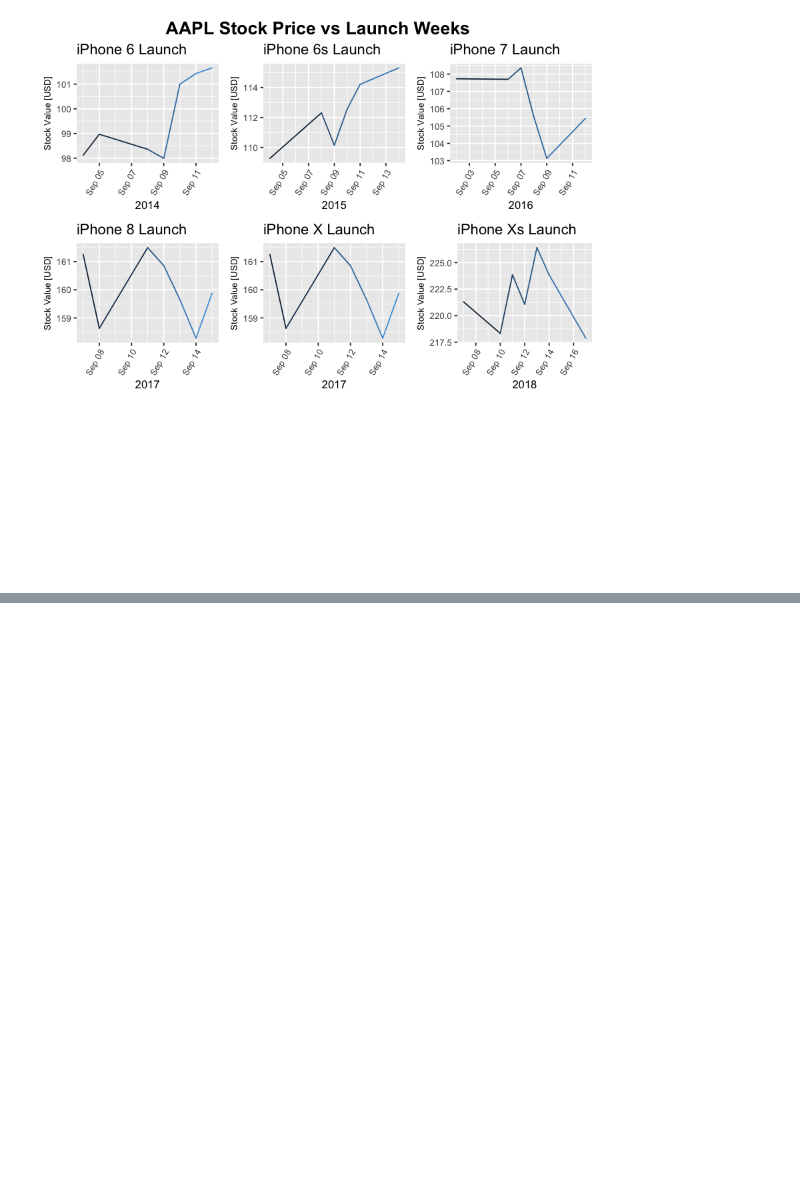
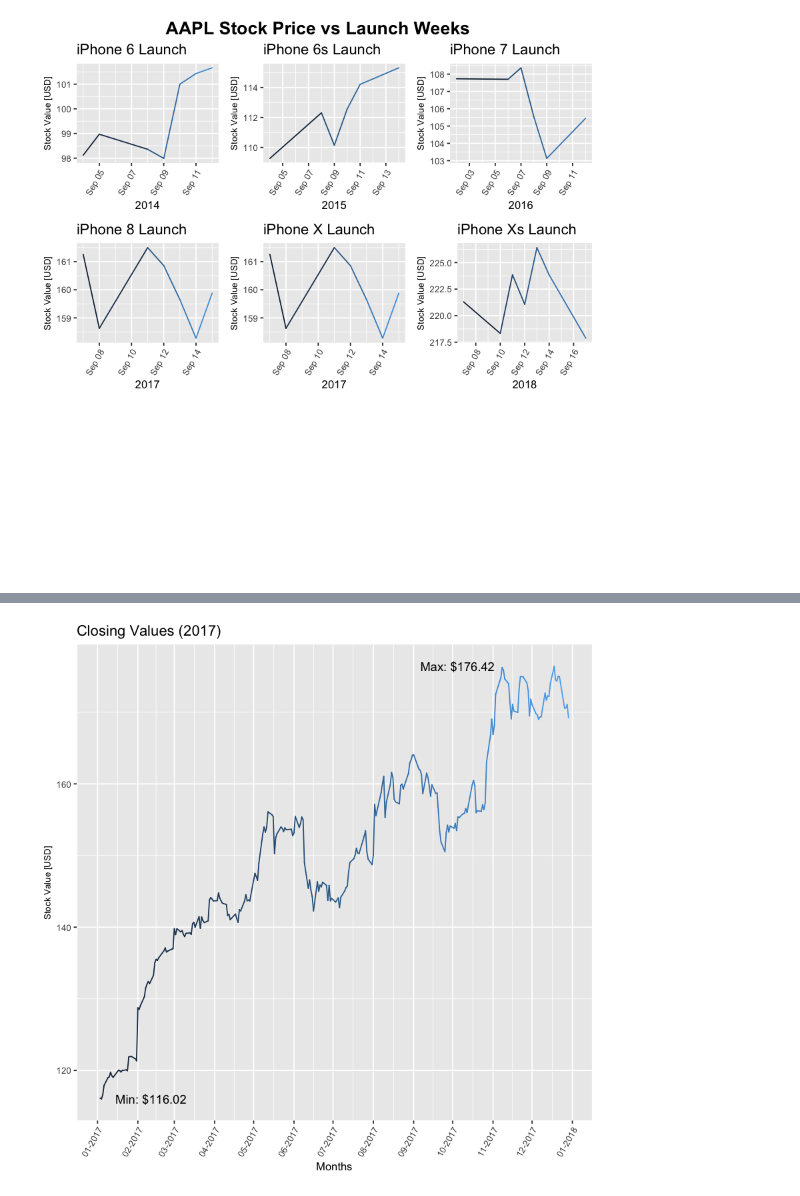
Before and after one commit to AustinHarley/personal-projects, a Jupyter notebook: Apple Stock (R)/apple_stock.ipynb, the cells around one changed output, grey strips where cells are left out. Cells and saved outputs as stored; diff of their text form; code cells hidden in the pictures; blank space fills up the shorter version.

```diff
--- a/Apple Stock (R)/apple_stock.ipynb
+++ b/Apple Stock (R)/apple_stock.ipynb
@@ -151,0 +256,14 @@ grid.arrange(p_ip6,p_ip6s,p_ip7,p_ip8,p_ipX,p_ipXs, nrow = 3, ncol = 3,
+# %%
+maxPrice <- max(cyear2017[2])
+maxDate <- cyear2017[cyear2017[2]==maxPrice,1]
+
+minPrice <- min(cyear2017[2])
+minDate <- cyear2017[cyear2017[2]==minPrice,1]
+
+p_2017 +
+    annotate(geom="text",x=maxDate, y=maxPrice,label=paste("Max: $", round(maxPrice, digits = 3), sep = ""),
+        hjust=1.8) +
+    annotate(geom="text",x=minDate, y=minPrice,label=paste("Min: $", round(minPrice, digits = 3), sep = ""),
+        hjust=-.2)
+# %% [output]
+[figure, added]
```
Also changed, not shown: parts of 12 cells of this notebook.
